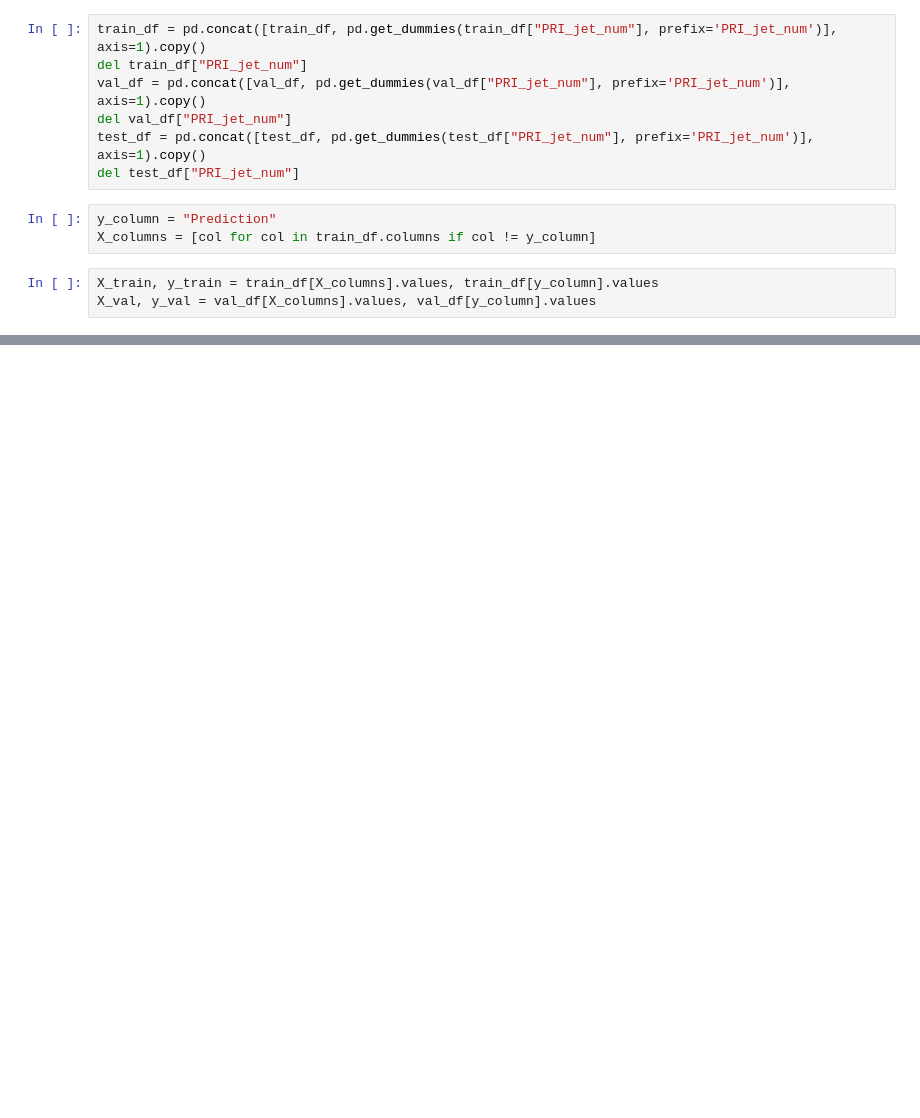
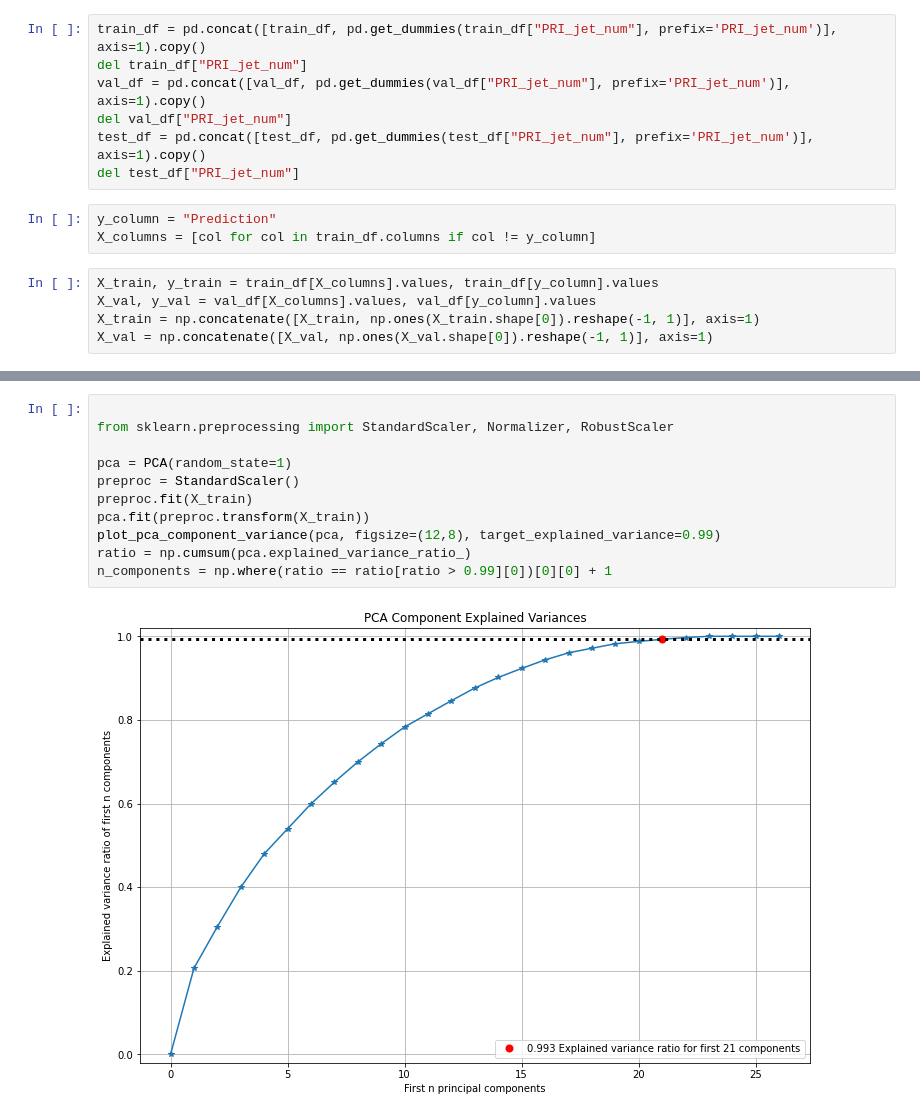
Before and after one commit to maximzubkov/ML_course, a Jupyter notebook: projects/project1/features.ipynb, the cells around one changed output, grey strips where cells are left out. Saved outputs shown, nothing was run; the diff lists cells and outputs as text; blank space fills up the shorter version.

```diff
--- a/projects/project1/features.ipynb
+++ b/projects/project1/features.ipynb
@@ -120,4 +135,6 @@ X_columns = [col for col in train_df.columns if col != y_column]
 # %%
 X_train, y_train = train_df[X_columns].values, train_df[y_column].values
 X_val, y_val = val_df[X_columns].values, val_df[y_column].values
+X_train = np.concatenate([X_train, np.ones(X_train.shape[0]).reshape(-1, 1)], axis=1)
+X_val = np.concatenate([X_val, np.ones(X_val.shape[0]).reshape(-1, 1)], axis=1)
 # %%
@@ -130,0 +168,13 @@ plot_roc(y_val, y_pred, figsize=(8,8))
+# %%
+
+from sklearn.preprocessing import StandardScaler, Normalizer, RobustScaler
+
+pca = PCA(random_state=1)
+preproc = StandardScaler()
+preproc.fit(X_train)
+pca.fit(preproc.transform(X_train))
+plot_pca_component_variance(pca, figsize=(12,8), target_explained_variance=0.99)
+ratio = np.cumsum(pca.explained_variance_ratio_)
+n_components = np.where(ratio == ratio[ratio > 0.99][0])[0][0] + 1
+# %% [output]
+[figure, added]
```
Also changed, not shown: parts of 28 cells of this notebook.
